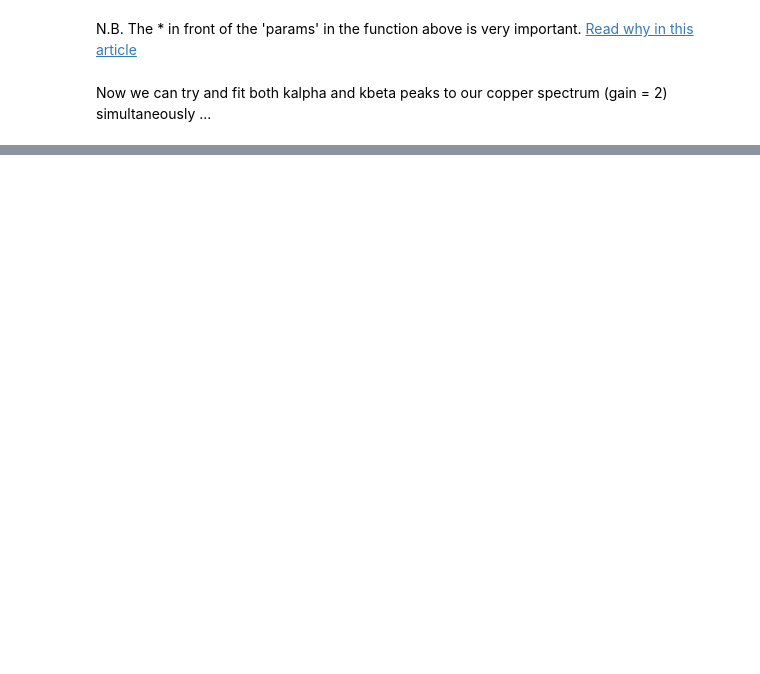
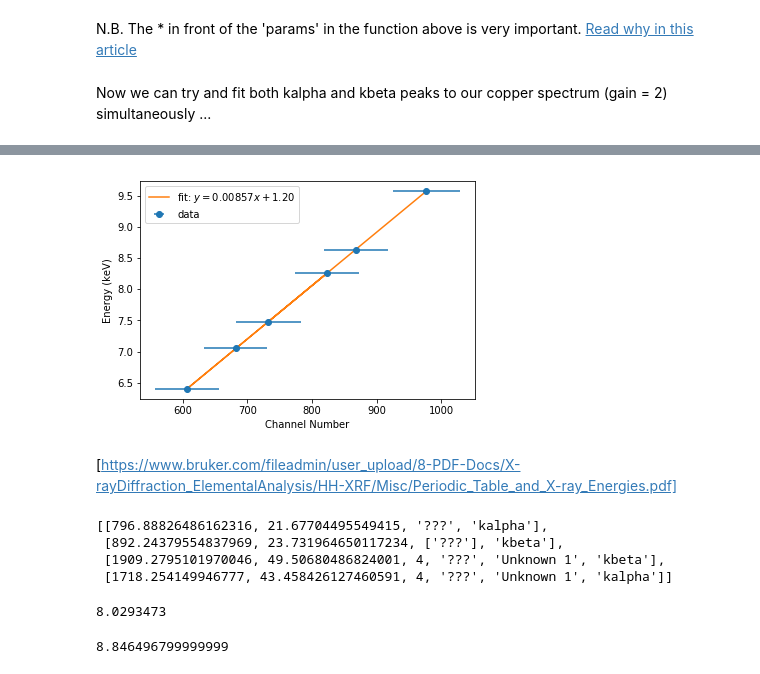
Before and after one commit to rtreharne/XRF, a Jupyter notebook: HiPy for Second Year Physics | XRF Workbook.ipynb, the cells around one changed output, grey strips where cells are left out. Drawn from its saved outputs; the diff is of its cells as text; code cells hidden in the pictures; blank space fills up the shorter version.

```diff
--- a/HiPy for Second Year Physics | XRF Workbook.ipynb
+++ b/HiPy for Second Year Physics | XRF Workbook.ipynb
@@ -372,0 +447,8 @@ copper = fit_sheet('Copper', guess = [400, 1500, 20, 200, 1600, 100])
+# %%
+def fitFunc(x, m, c):
+    y = m*np.array(x) + c
+    return y
+# %%
+from lmfit import Model
+gmodel = Model(fitFunc)
+result = gmodel.fit(y, x=x, m=0.1, c=6)
@@ -372,0 +460,10 @@ copper = fit_sheet('Copper', guess = [400, 1500, 20, 200, 1600, 100])
+# %%
+fig, ax = plt.subplots()
+ax.errorbar(x, y, xerr=xerr, fmt='o', label='data')
+ax.plot(x, result.best_fit, label='fit: $y=0.00857x+1.20$')
+ax.set_xlabel('Channel Number')
+ax.set_ylabel('Energy (keV)')
+ax.legend()
+plt.show()
+# %% [output]
+[figure, added]
@@ -372,0 +472,17 @@ copper = fit_sheet('Copper', guess = [400, 1500, 20, 200, 1600, 100])
+# %% [markdown]
+[https://www.bruker.com/fileadmin/user_upload/8-PDF-Docs/X-rayDiffraction_ElementalAnalysis/HH-XRF/Misc/Periodic_Table_and_X-ray_Energies.pdf]
+# %%
+unknown
+# %% [output]
+[[796.88826486162316, 21.67704495549415, '???', 'kalpha'],
+ [892.24379554837969, 23.731964650117234, ['???'], 'kbeta'],
+ [1909.2795101970046, 49.50680486824001, 4, '???', 'Unknown 1', 'kbeta'],
+ [1718.254149946777, 43.458426127460591, 4, '???', 'Unknown 1', 'kalpha']]
+# %%
+m*796.89+c
+# %% [output]
+8.0293473
+# %%
+m*892.24+c
+# %% [output]
+8.846496799999999
```
Also changed, not shown: parts of 38 cells of this notebook, 4 other files.
